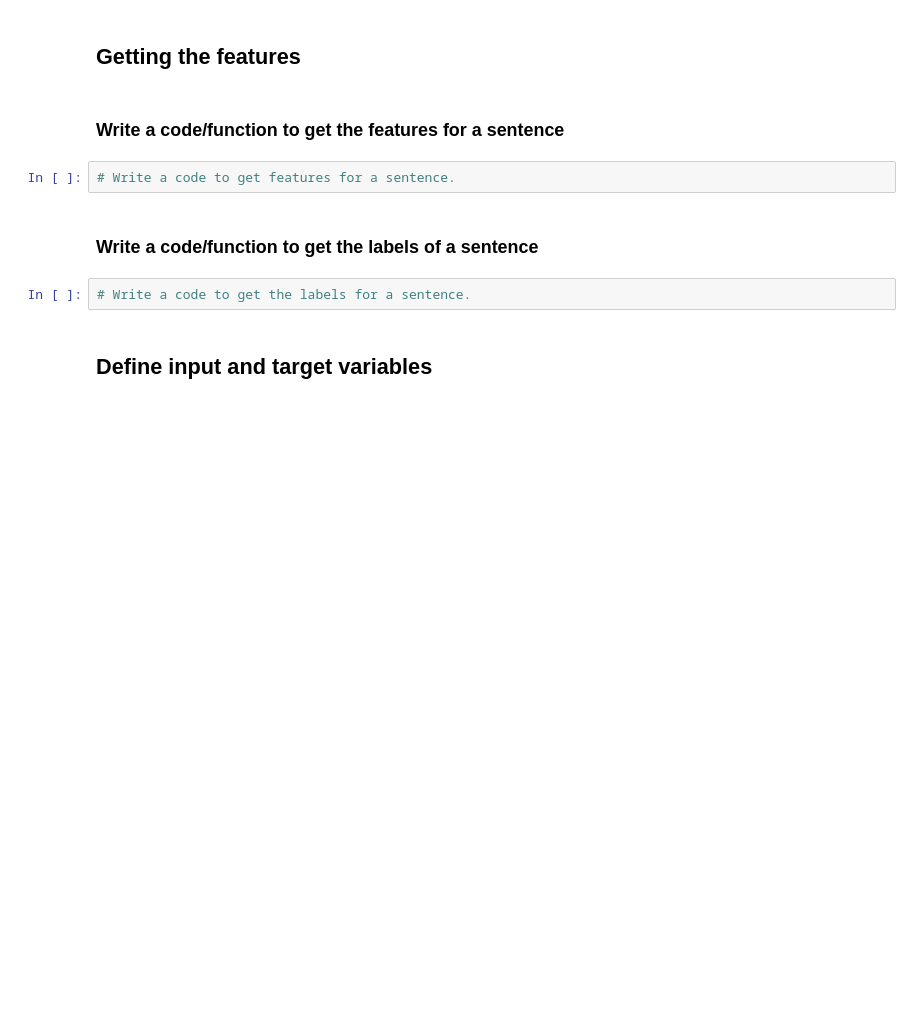
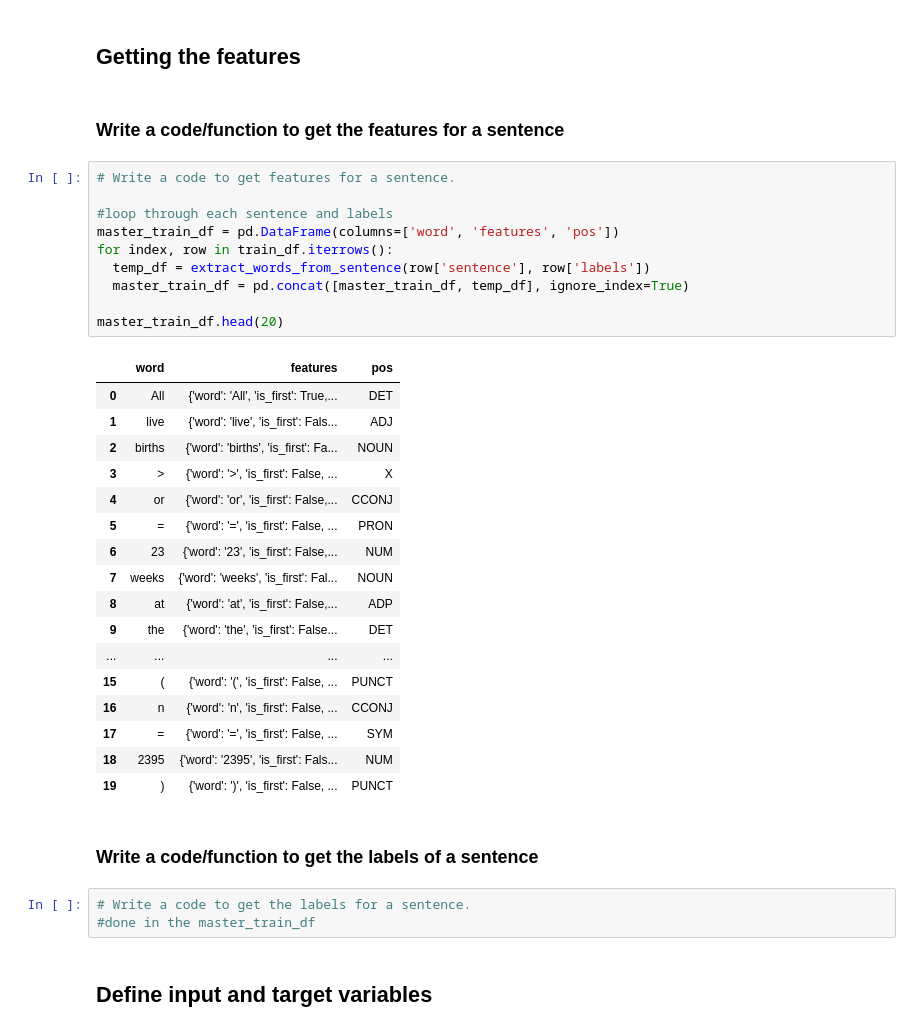
Before and after one commit to ayanmitra2021/NLP_Assignment, a Jupyter notebook: Assignment.ipynb, the cells around one changed output. Cells and saved outputs as stored; diff of their text form; blank space fills up the shorter version.

Commit message:
added feature extraction

```diff
--- a/Assignment.ipynb
+++ b/Assignment.ipynb
@@ -246,12 +325,39 @@ def word2features(sent, i):
 ## Getting the features
 # %% [markdown]
 ### Write a code/function to get the features for a sentence
-# %%
-# Write a code to get features for a sentence.
+# %%
+# Write a code to get features for a sentence.
+
+#loop through each sentence and labels
+master_train_df = pd.DataFrame(columns=['word', 'features', 'pos'])
+for index, row in train_df.iterrows():
+  temp_df = extract_words_from_sentence(row['sentence'], row['labels'])
+  master_train_df = pd.concat([master_train_df, temp_df], ignore_index=True)
+
+master_train_df.head(20)
+# %% [output]
+|  | word | features | pos |
+| 0 | All | {'word': 'All', 'is_first': True,... | DET |
+| 1 | live | {'word': 'live', 'is_first': Fals... | ADJ |
+| 2 | births | {'word': 'births', 'is_first': Fa... | NOUN |
+| 3 | > | {'word': '>', 'is_first': False, ... | X |
+| 4 | or | {'word': 'or', 'is_first': False,... | CCONJ |
+| 5 | = | {'word': '=', 'is_first': False, ... | PRON |
+| 6 | 23 | {'word': '23', 'is_first': False,... | NUM |
+| 7 | weeks | {'word': 'weeks', 'is_first': Fal... | NOUN |
+| 8 | at | {'word': 'at', 'is_first': False,... | ADP |
+| 9 | the | {'word': 'the', 'is_first': False... | DET |
+| ... | ... | ... | ... |
+| 15 | ( | {'word': '(', 'is_first': False, ... | PUNCT |
+| 16 | n | {'word': 'n', 'is_first': False, ... | CCONJ |
+| 17 | = | {'word': '=', 'is_first': False, ... | SYM |
+| 18 | 2395 | {'word': '2395', 'is_first': Fals... | NUM |
+| 19 | ) | {'word': ')', 'is_first': False, ... | PUNCT |
 # %% [markdown]
 ### Write a code/function to get the labels of a sentence
 # %%
 # Write a code to get the labels for a sentence.
+#done in the master_train_df
 # %% [markdown]
 ## Define input and target variables
 # %% [markdown]
```
Also changed, not shown: parts of 10 cells of this notebook.
